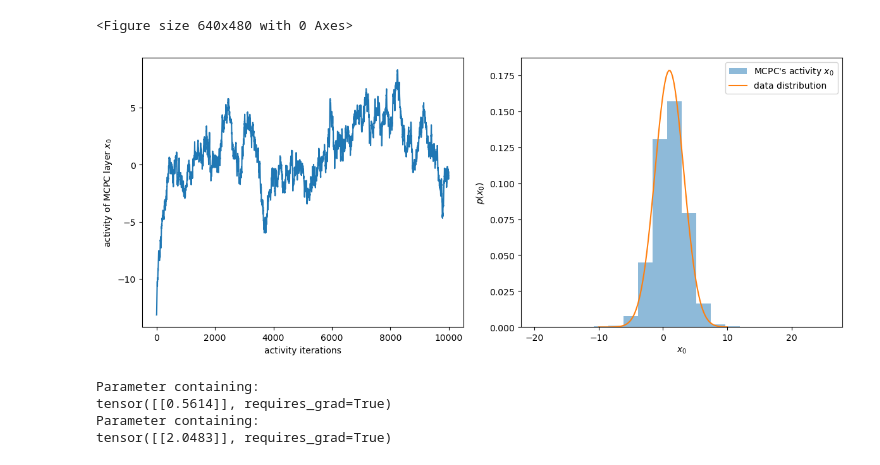
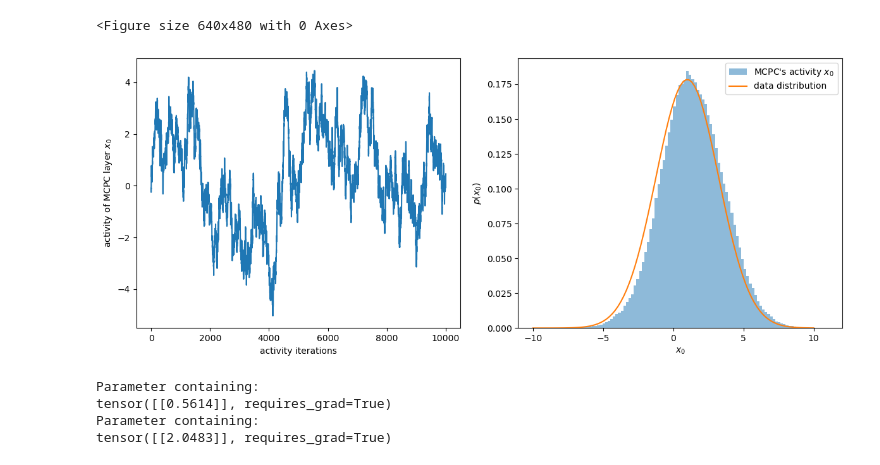
Before and after one commit to Bogacz-Group/PredictiveCoding, a Jupyter notebook: demo_mcpc_unsupervised.ipynb, the cells around one changed output. Saved outputs shown, nothing was run; the diff lists cells and outputs as text; code cells hidden in the pictures.

```diff
--- a/demo_mcpc_unsupervised.ipynb
+++ b/demo_mcpc_unsupervised.ipynb
@@ -79,7 +79,7 @@ plot_progress_at = "all"            # plot progress every inference iterations
 # create MCPC model
 mcpc_model = nn.Sequential(
     BiasLayer(1),
-    pc.PCLayer(sample_x_fn=sample_x_fn, energy_fn=mcpc_energy_fn, energy_fn_kwargs={'lr': optimizer_x_kwargs['lr'], 'noise_var': 1., "var": 1.}),
+    pc.PCLayer(sample_x_fn=pc_sample_x_fn, energy_fn=mcpc_energy_fn, energy_fn_kwargs={'lr': optimizer_x_kwargs['lr'], 'noise_var': 1., "var": 1.}),
     nn.Linear(hidden_size, output_size, bias=False),
 )
 mcpc_model.train()  # this function needs to be called because the model is in .eval() mode otherwise which simply performs a forward pass
@@ -407,22 +407,22 @@ x_0 = [x_0 for x_0 in results["outputs"]]
 # %%
 plt.figure(figsize=(12,5))
 plt.subplot(1,2,1)
 plt.plot([x[4,0].item() for x in x_0])
 plt.xlabel("activity iterations")
 plt.ylabel(r"activity of MCPC layer $x_0$")
 
 # plot histogram of generated data
 plt.subplot(1,2,2)
-plt.hist(torch.cat(x_0).reshape(-1).detach().numpy(), bins=20, alpha=0.5, label=r"MCPC's activity $x_0$ ", density=True)
+plt.hist(torch.cat(x_0).reshape(-1).detach().numpy(), bins=100, alpha=0.5, label=r"MCPC's activity $x_0$ ", density=True)
 # plot data distribution
 x = np.linspace(-10,10,100)
 plt.plot(x, 1/np.sqrt(2*np.pi*var)*np.exp(-0.5*(x - mu)**2/var), label="data distribution")
 plt.xlabel(r"$x_0$")
 plt.ylabel(r"$p(x_0)$")
 plt.legend()
 plt.tight_layout()
 # %% [output]
-[figure, old version]
+[figure, new version]
 # %%
 print(mcpc_model_2nd[0].bias)
 print(mcpc_model_2nd[2].weight)
```
Also changed, not shown: parts of 6 cells of this notebook, 1 other file.
